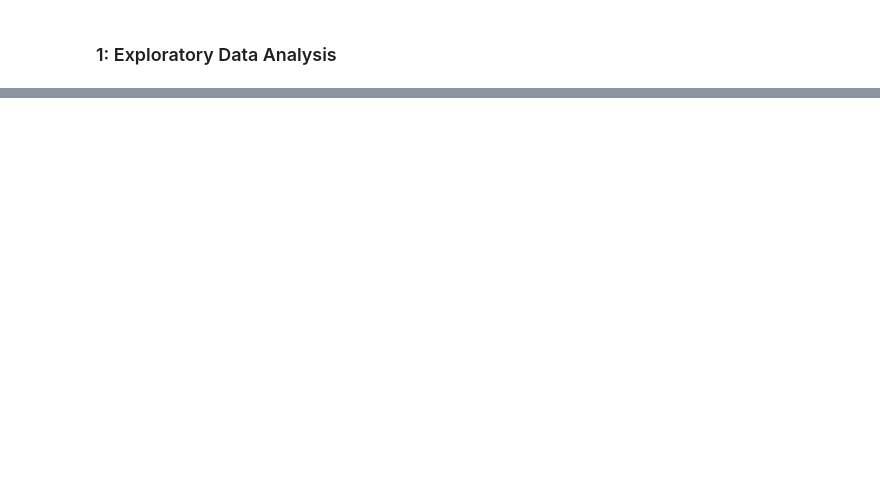
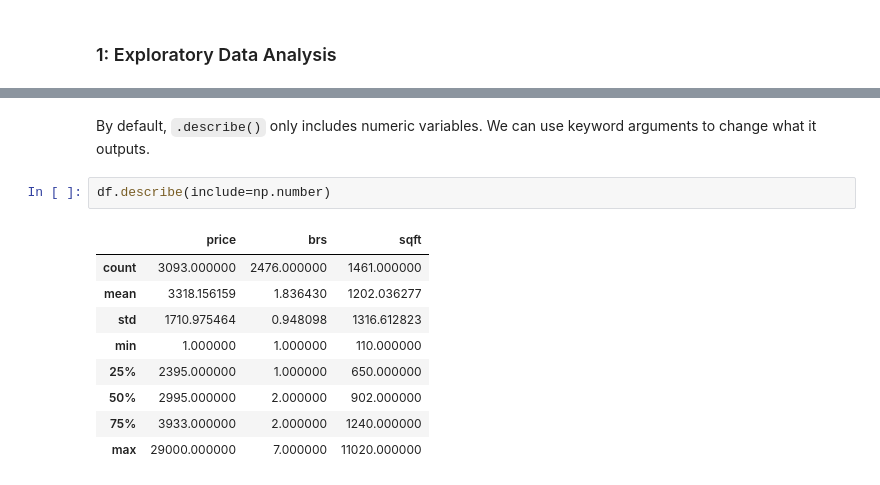
Before and after one commit to haleyej/SI_370_Homework_7, a Jupyter notebook: homework_7.ipynb, the cells around one changed output, grey strips where cells are left out. Drawn from its saved outputs; the diff is of its cells as text; blank space fills up the shorter version.

```diff
--- a/homework_7.ipynb
+++ b/homework_7.ipynb
@@ -19,0 +64,14 @@ AttributeError: module 'pandas' has no attribute 'read'
+# %% [markdown]
+By default, <code>.describe()</code> only includes numeric variables. We can use keyword arguments to change what it outputs.
+# %%
+df.describe(include=np.number)
+# %% [output]
+|  | price | brs | sqft |
+| count | 3093.000000 | 2476.000000 | 1461.000000 |
+| mean | 3318.156159 | 1.836430 | 1202.036277 |
+| std | 1710.975464 | 0.948098 | 1316.612823 |
+| min | 1.000000 | 1.000000 | 110.000000 |
+| 25% | 2395.000000 | 1.000000 | 650.000000 |
+| 50% | 2995.000000 | 2.000000 | 902.000000 |
+| 75% | 3933.000000 | 2.000000 | 1240.000000 |
+| max | 29000.000000 | 7.000000 | 11020.000000 |
```
Also changed, not shown: parts of 25 cells of this notebook.
